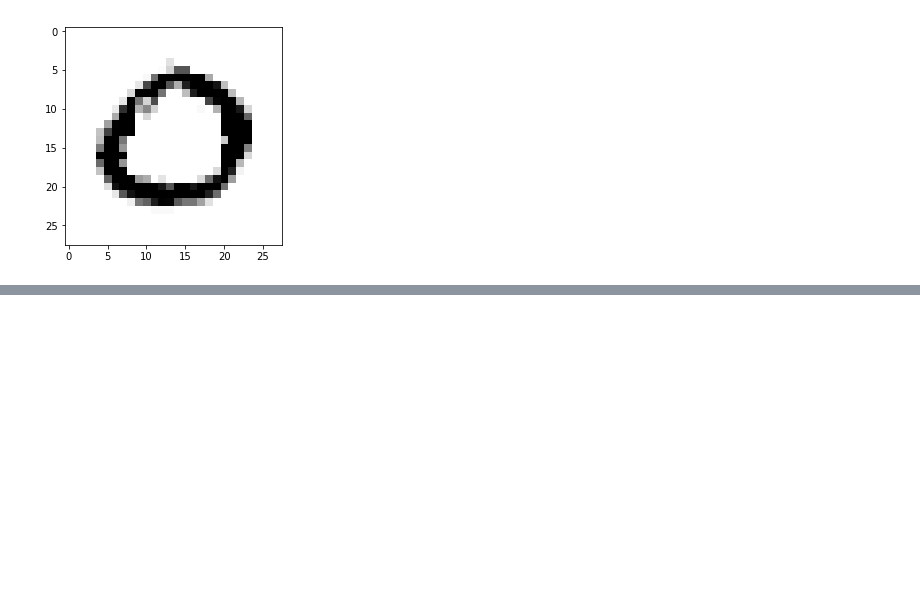
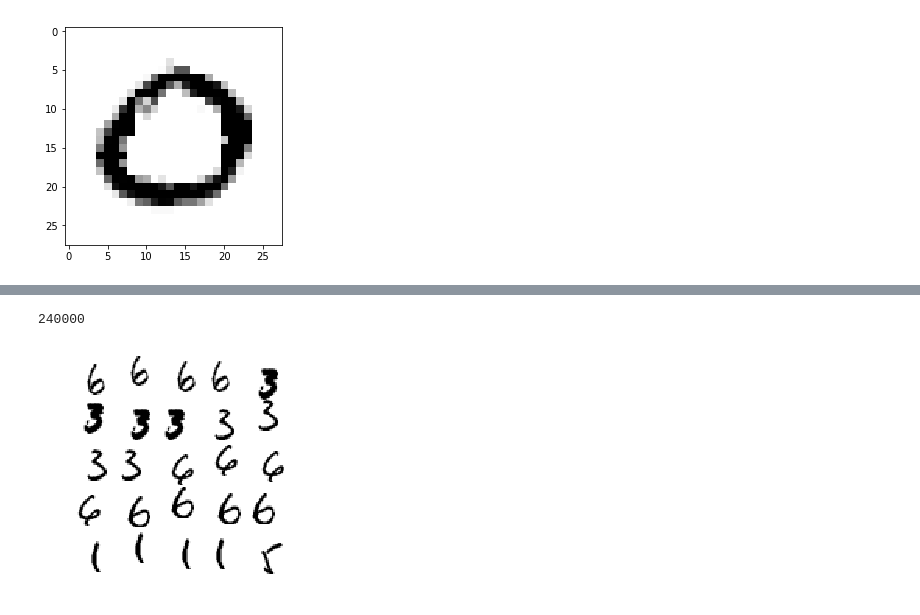
Before and after one commit to ozlerhakan/deep-learning-notes, a Jupyter notebook: Hands-On Machine Learning with Scikit-Learn and TensorFlow/3-classification.ipynb, the cells around one changed output, grey strips where cells are left out. Drawn from its saved outputs; the diff is of its cells as text; code cells hidden in the pictures; blank space fills up the shorter version.

```diff
--- a/Hands-On Machine Learning with Scikit-Learn and TensorFlow/3-classification.ipynb
+++ b/Hands-On Machine Learning with Scikit-Learn and TensorFlow/3-classification.ipynb
@@ -592,0 +679,18 @@ plt.imshow(clean_digit.reshape(28,28), cmap=matplotlib.cm.binary);
+# %%
+def shift_images(images):
+    augmented_images = []
+    flat_size = images[0].shape[0]
+    image_size = np.sqrt(flat_size).astype(int)
+    for image in images:
+        reformat_image = np.reshape(image, (image_size, image_size))
+        bottom = shift(reformat_image.reshape(image_size, image_size), [3,1], cval=0).reshape(-1,)
+        right =  shift(reformat_image.reshape(image_size, image_size), [1,3], cval=0).reshape(-1,)
+        top = shift(reformat_image.reshape(image_size, image_size), [-3,1], cval=0).reshape(-1,)
+        left = shift(reformat_image.reshape(image_size, image_size), [1,-3], cval=0).reshape(-1,)
+        augmented_images.append(bottom)
+        augmented_images.append(top)
+        augmented_images.append(right)
+        augmented_images.append(left)
+    return augmented_images
+# %%
+shifted_train_images = shift_images(X_train)
@@ -592,0 +712,8 @@ plt.imshow(clean_digit.reshape(28,28), cmap=matplotlib.cm.binary);
+# %%
+len(shifted_train_images)
+# %% [output]
+240000
+# %%
+plot_digits(shifted_train_images[:25], images_per_row=5)
+# %% [output]
+[figure, added]
```
Also changed, not shown: parts of 120 cells of this notebook.
